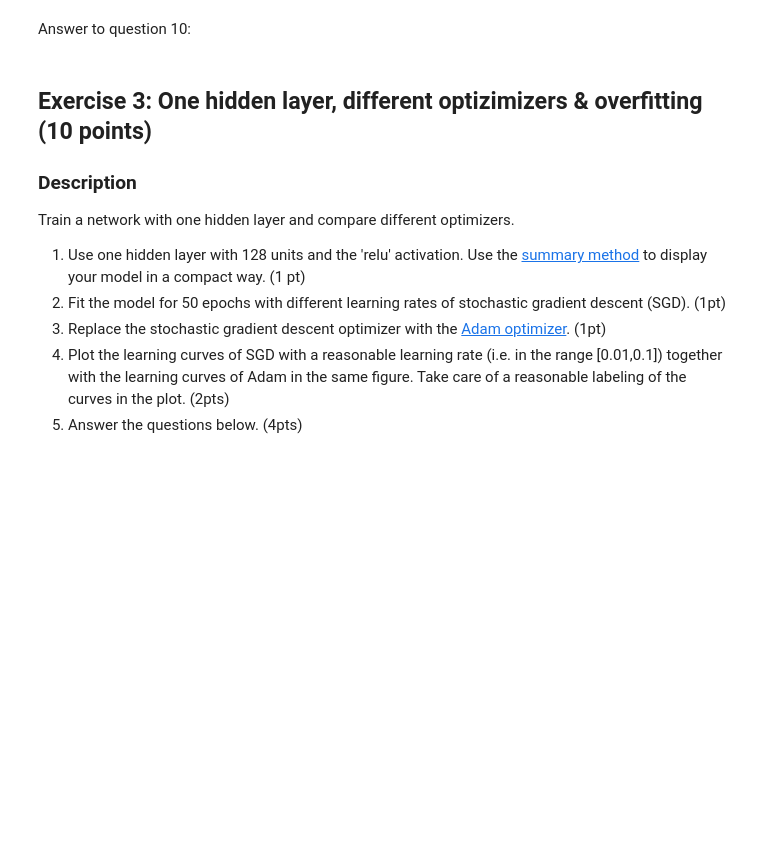
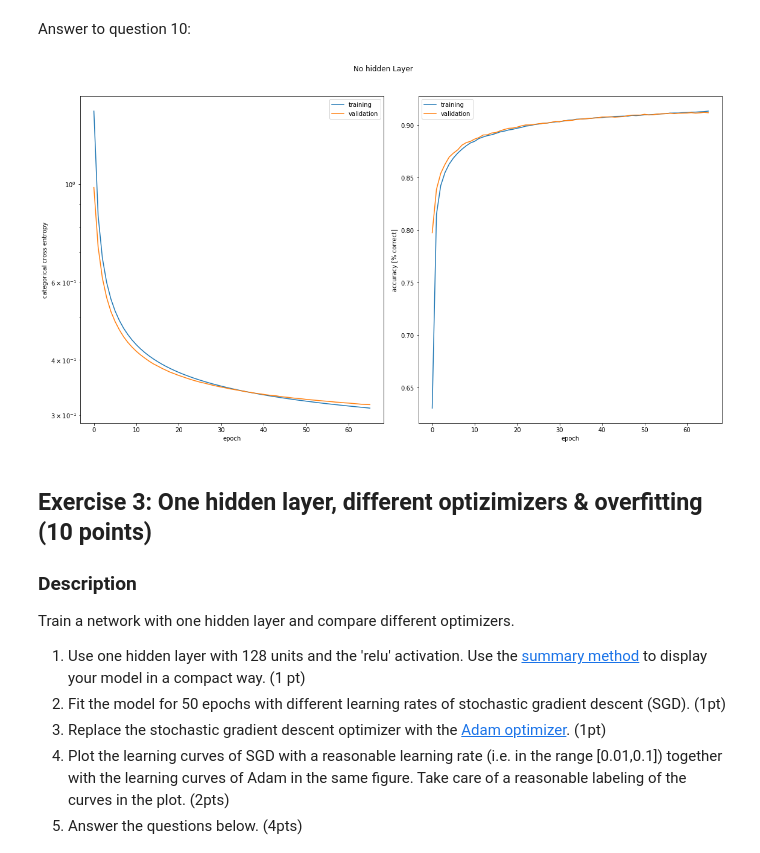
Before and after one commit to zweili/ANN_miniproject1, a Jupyter notebook: miniproject1.ipynb, the cells around one changed output. Cells and saved outputs as stored; diff of their text form; code cells hidden in the pictures; blank space fills up the shorter version.

```diff
--- a/miniproject1.ipynb
+++ b/miniproject1.ipynb
@@ -188,3 +197,18 @@ Hints:
 * Have a look at the keras [examples](https://github.com/keras-team/keras/tree/master/examples), e.g. [mnist_mlp](https://github.com/keras-team/keras/blob/master/examples/mnist_mlp.py).
 # %% [markdown]
 ### Solution
+# %%
+minibatch = 128
+sgd = SGD(lr=0.01)
+
+model = Sequential([
+    Dense(10, input_shape=(784,), activation="softmax")
+])
+
+model.compile(optimizer=sgd, loss='categorical_crossentropy', metrics=['accuracy'])
+
+cb = keras.callbacks.EarlyStopping(monitor='val_loss', min_delta=0.001, patience=2, verbose=0, mode='auto')
+
+history = model.fit(x_train, y_train, validation_split=0.30, epochs=300, batch_size=minibatch, callbacks=[cb])
+
+score = model.evaluate(x_test, y_test, batch_size=minibatch)
@@ -191,5 +233,10 @@ Hints:
 # %% [markdown]
 Answer to question 10:
+# %%
+title = "No hidden Layer"
+plot2 = plot_history(history, title)
+# %% [output]
+[figure, added]
 # %% [markdown]
 ## Exercise 3: One hidden layer, different optizimizers & overfitting (10 points)
 
```
Also changed, not shown: parts of 22 cells of this notebook.
